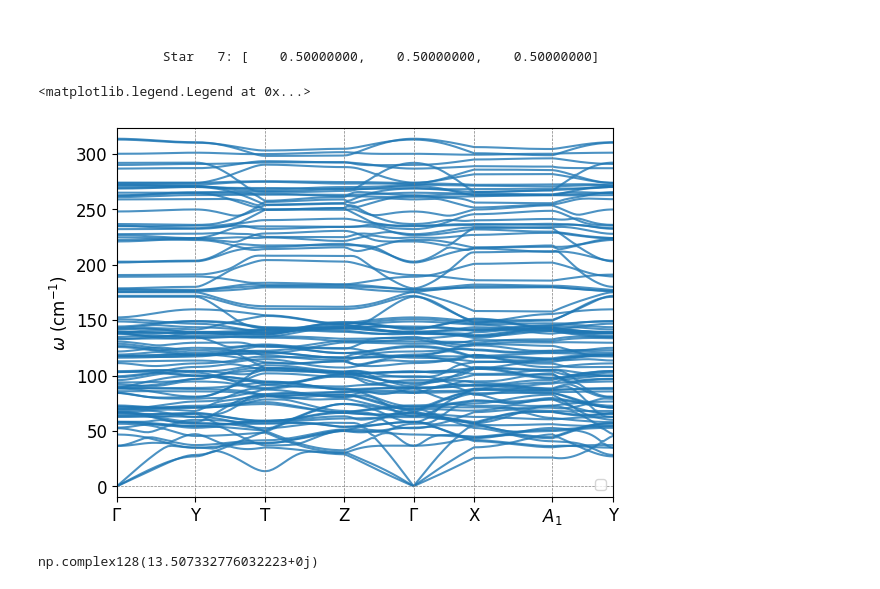
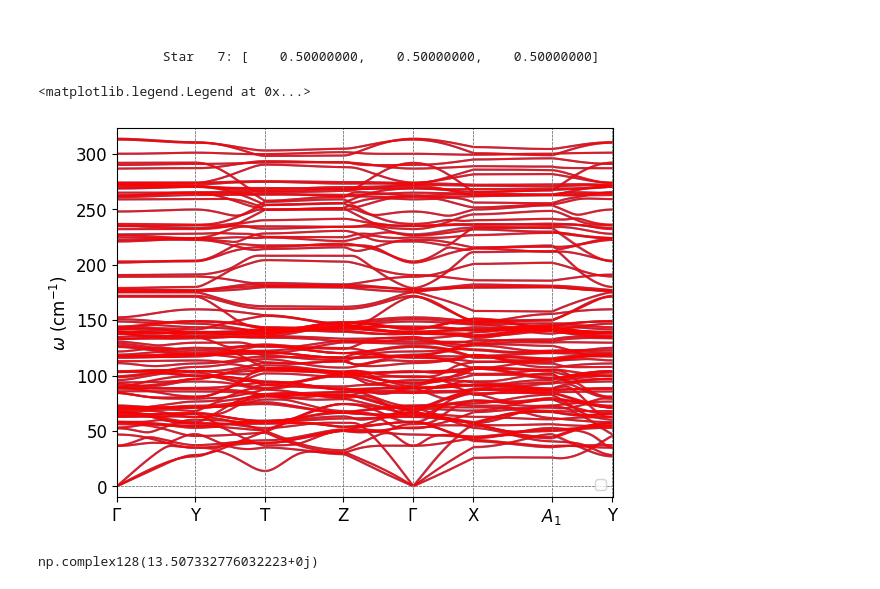
Before and after one commit to ManexAlkorta/mnx, a Jupyter notebook: Tutorial/DynMatrix.ipynb, the cells around one changed output. Cells and saved outputs as stored; diff of their text form; code cells hidden in the pictures.

```diff
--- a/Tutorial/DynMatrix.ipynb
+++ b/Tutorial/DynMatrix.ipynb
@@ -75,16 +79,22 @@ k_inpath=[
     ]
 bands, qpath, xticks = dyn.get_bands(k_inpath=k_inpath,N=20,gauge="atomic")
+# %%
+import numpy as np
+
+qpath_bm = np.load("./dyns/phonopy/distances.npy")
+freqs_bm = np.load("./dyns/phonopy/freq.npy")
 # %%
 import matplotlib.pyplot as plt
 
 f = plt.figure()
 ax = f.add_subplot()
-xlabels = [r"$\Gamma$", "Y", "T", "Z", r"$\Gamma$", "X", r"$A_1$", "Y"]
+xlabels = [r"$\Gamma$", "Y", "T", "Z", r"$\Gamma$", "X", r"$A_1$", "Y"]#|T", "X_1|X", "A", "L", r"$\Gamma$"]
 mnx.io.plot_bands(ax, qpath, bands, xticks, xlabels, label = "")
+mnx.io.plot_bands(ax, qpath_bm[:358]*126, freqs_bm[:358]/0.0299792458, xticks, xlabels, color="red")
 ax.legend()
 # %% [output]
 <matplotlib.legend.Legend at 0x...>
-[figure, old version]
+[figure, new version]
 # %%
 dyn.DynQs[3].frequencies[0,0]
 # %% [output]
```
Also changed, not shown: parts of 11 cells of this notebook, 3 other files.
